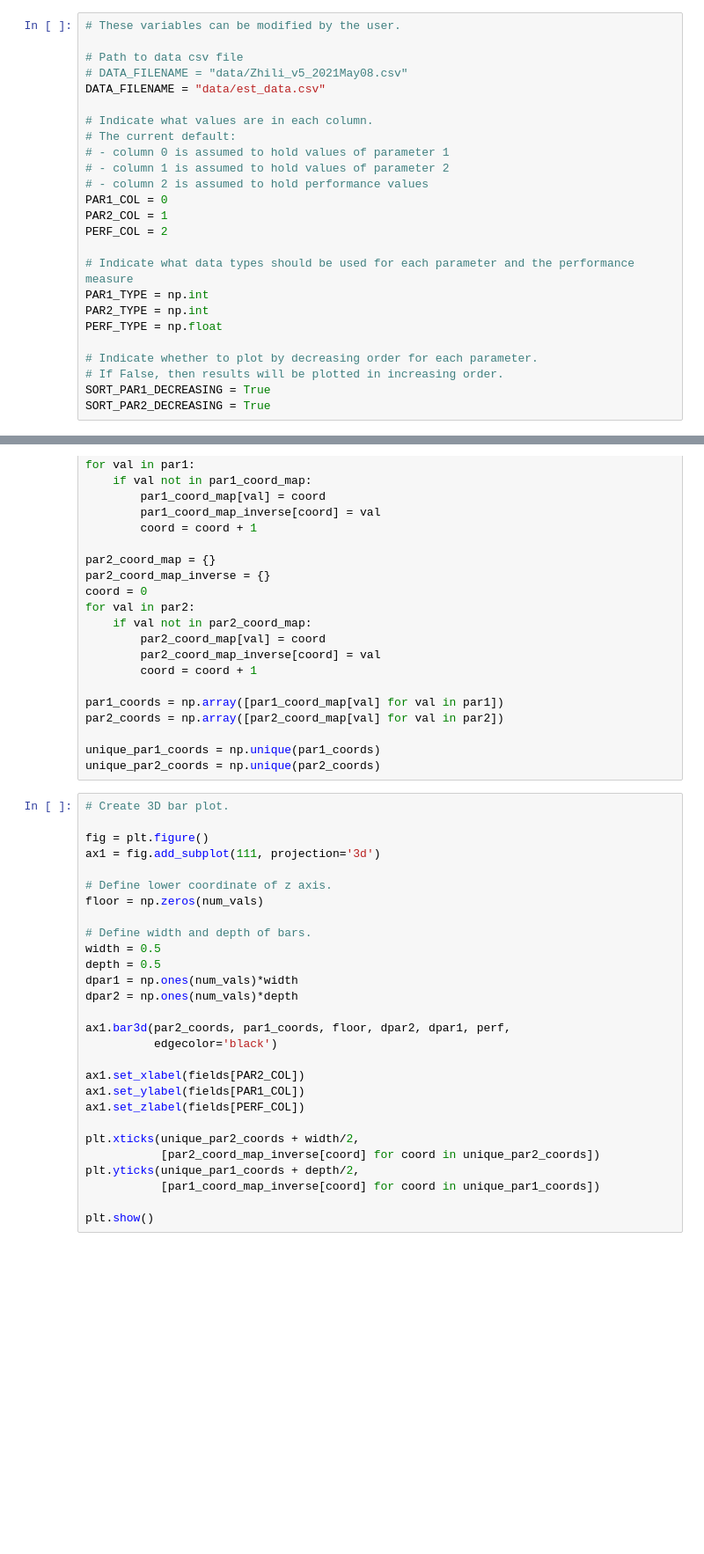
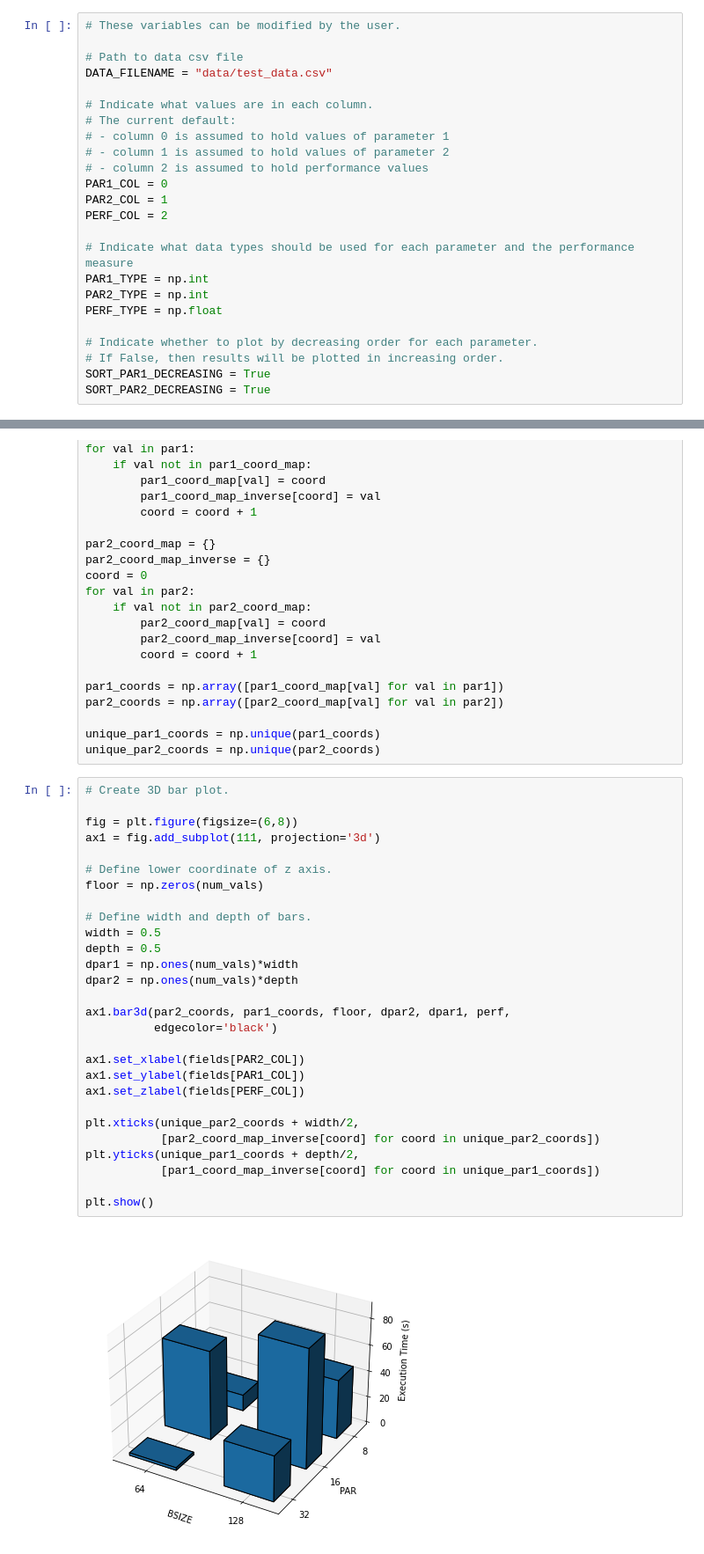
Before and after one commit to amyxan/performance_test_harness, a Jupyter notebook: make_plots_3Dbar_2DbarColor.ipynb, the cells around one changed output, grey strips where cells are left out. Shown at 88% size. Cells and saved outputs as stored; diff of their text form; blank space fills up the shorter version.

```diff
--- a/make_plots_3Dbar_2DbarColor.ipynb
+++ b/make_plots_3Dbar_2DbarColor.ipynb
@@ -6,8 +6,7 @@ import csv
 # These variables can be modified by the user.
 
 # Path to data csv file
-# DATA_FILENAME = "data/Zhili_v5_2021May08.csv"
-DATA_FILENAME = "data/est_data.csv"
+DATA_FILENAME = "data/test_data.csv"
 
 # Indicate what values are in each column.
 # The current default:
@@ -112,31 +117,33 @@ unique_par2_coords = np.unique(par2_coords)
 # %%
 # Create 3D bar plot.
 
-fig = plt.figure()
+fig = plt.figure(figsize=(6,8))
 ax1 = fig.add_subplot(111, projection='3d')
 
 # Define lower coordinate of z axis.
 floor = np.zeros(num_vals)
 
 # Define width and depth of bars.
 width = 0.5
 depth = 0.5
 dpar1 = np.ones(num_vals)*width
 dpar2 = np.ones(num_vals)*depth
 
 ax1.bar3d(par2_coords, par1_coords, floor, dpar2, dpar1, perf,
           edgecolor='black')
 
 ax1.set_xlabel(fields[PAR2_COL])
 ax1.set_ylabel(fields[PAR1_COL])
 ax1.set_zlabel(fields[PERF_COL])
 
 plt.xticks(unique_par2_coords + width/2,
            [par2_coord_map_inverse[coord] for coord in unique_par2_coords])
 plt.yticks(unique_par1_coords + depth/2,
            [par1_coord_map_inverse[coord] for coord in unique_par1_coords])
 
 plt.show()
+# %% [output]
+[figure, added]
 # %%
 # Create 2D bar plot with color key for parameter 2.
 
```
Also changed, not shown: parts of 3 cells of this notebook, 3 other files.
